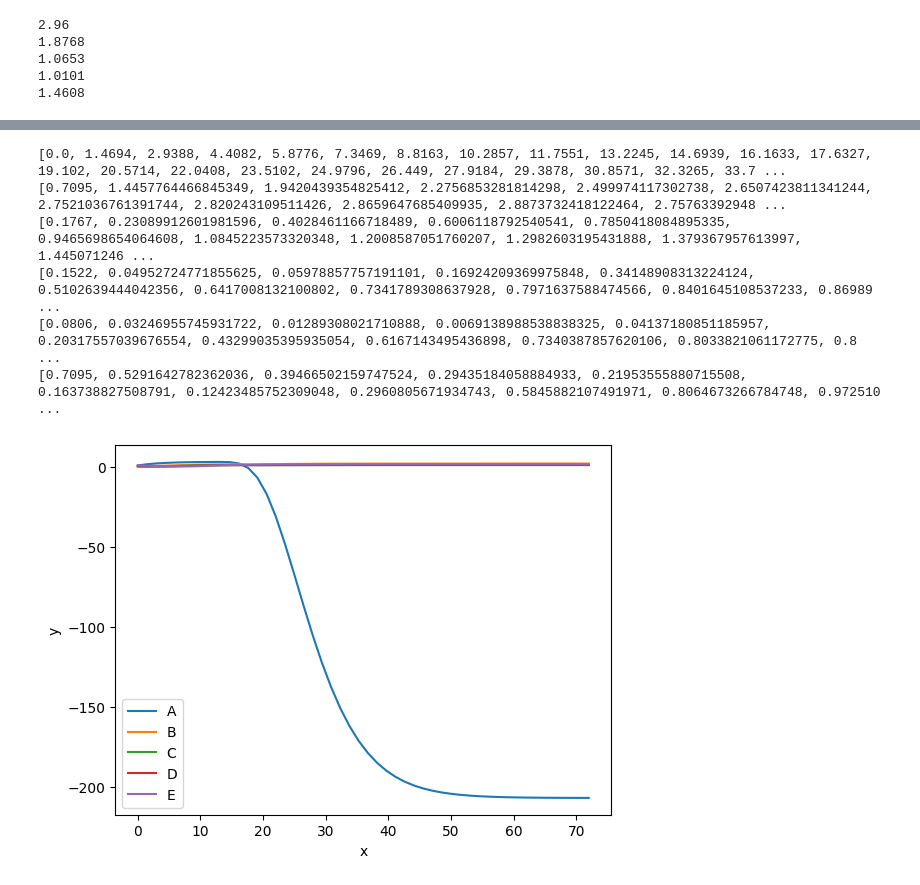
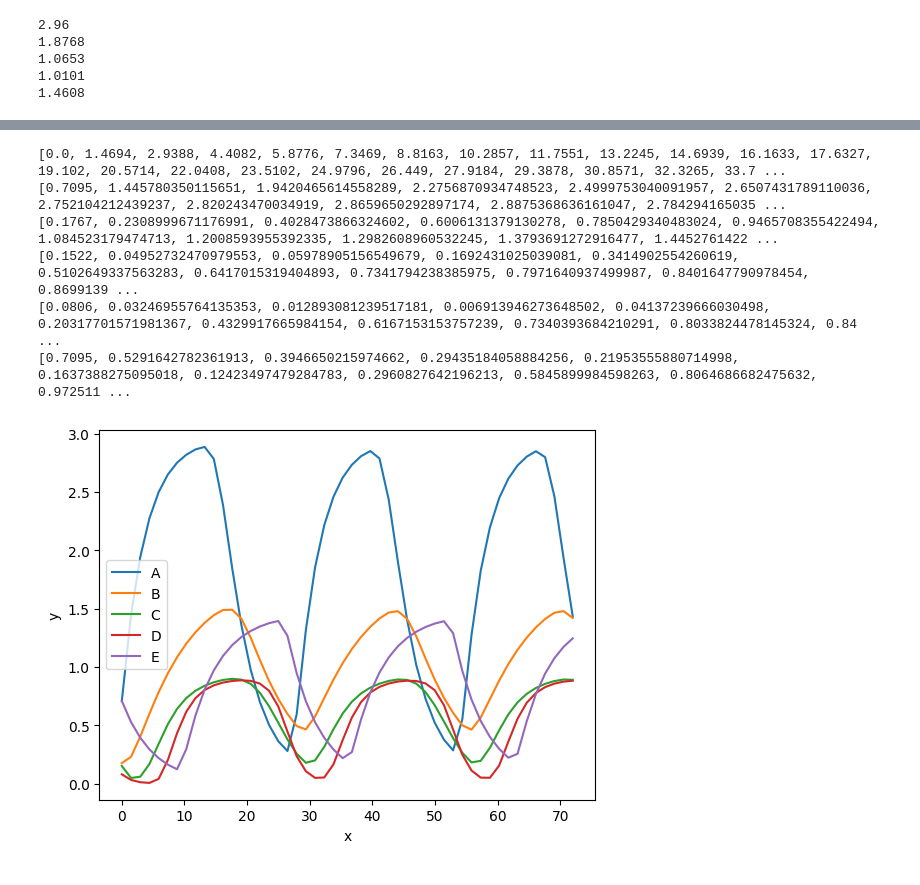
Before and after one commit to Patrick448/estudos-iniciacao-cientifica, a Jupyter notebook: grn_plot.ipynb, the cells around one changed output, grey strips where cells are left out. Drawn from its saved outputs; the diff is of its cells as text; code cells hidden in the pictures.

```diff
--- a/grn_plot.ipynb
+++ b/grn_plot.ipynb
@@ -65,7 +65,7 @@ B = []
 C = []
 D = []
 E = []
-with open(f'rk4_result2.txt', 'r', newline='') as csvfile:
+with open(f'rk4_result4.txt', 'r', newline='') as csvfile:
     reader = csv.reader(csvfile, delimiter=' ', quotechar='\'')
     for row in reader:
         x.append(float(row[0]))
@@ -103,34 +103,44 @@ plt.show()
 # %%
-A,B,C,D,E = get_result_static()
+ind = {'dim': [2.62, 3.65, 0.57, 4.00, 4.85, 1, 0.28, 0.34, 0.91, 0.50, 4.84, 23.26, 21.34, 14.02, 12.49], 'sigma': 0.0005448244797126596, 'eval': 101.08519788882836}
+
+ind2 =  {'dim': [0.50, 2.65, 2.41, 3.18, 3.6, 0.9, 0.64, 0.49, 0.54, 0.52, 3.8, 24.0, 20.75, 13.36, 12.53], 'sigma': 0.0003442283429532025, 'eval': 37.92145494105599}
+
+ind4 =  {'dim': [1.27, 0.56, 4.37, 0.30, 3.16, 0.87, 0.68, 0.41, 0.64, 0.38, 17.15, 6.18, 8.45, 1.02, 6.86], 'sigma': 0.0003442283429532025, 'eval': 37.92145494105599}
+
+ind3 =  {'dim': [1.25, 4, 1.02, 1.57, 3.43, 0.72, 0.5, 0.45, 0.51, 0.52, 13, 4, 3, 4, 16]}
+
+
+
+A,B,C,D,E = get_results(ind3['dim'])
 x = []
 
 with open(f'GRN5.txt', 'r', newline='') as csvfile:
     reader = csv.reader(csvfile, delimiter=' ', quotechar='\'')
     for row in reader:
         x.append(float(row[0]))
 
 print(x)
 print(A)
 print(B)
 print(C)
 print(D)
 print(E)
 
 fig, ax = plt.subplots(1, 1)
 ax.plot(x, A, label='A')
 ax.plot(x, B, label='B')
 ax.plot(x, C, label='C')
 ax.plot(x, D, label='D')
 ax.plot(x, E, label='E')
 ax.legend()
 ax.set_xlabel('x')
 ax.set_ylabel('y')
 plt.show()
 # %% [output]
 [0.0, 1.4694, 2.9388, 4.4082, 5.8776, 7.3469, 8.8163, 10.2857, 11.7551, 13.2245, 14.6939, 16.1633, 17.6327, 19.102, 20.5714, 22.0408, 23.5102, 24.9796, 26.449, 27.9184, 29.3878, 30.8571, 32.3265, 33.7 ...
-[0.7095, 1.4457764466845349, 1.9420439354825412, 2.2756853281814298, 2.499974117302738, 2.6507423811341244, 2.7521036761391744, 2.820243109511426, 2.8659647685409935, 2.8873732418122464, 2.75763392948 ...
-[0.1767, 0.23089912601981596, 0.4028461166718489, 0.6006118792540541, 0.7850418084895335, 0.9465698654064608, 1.0845223573320348, 1.2008587051760207, 1.2982603195431888, 1.379367957613997, 1.445071246 ...
-[0.1522, 0.04952724771855625, 0.05978857757191101, 0.16924209369975848, 0.34148908313224124, 0.5102639444042356, 0.6417008132100802, 0.7341789308637928, 0.7971637588474566, 0.8401645108537233, 0.86989 ...
-[0.0806, 0.03246955745931722, 0.01289308021710888, 0.0069138988538838325, 0.04137180851185957, 0.20317557039676554, 0.43299035395935054, 0.6167143495436898, 0.7340387857620106, 0.8033821061172775, 0.8 ...
-[0.7095, 0.5291642782362036, 0.39466502159747524, 0.29435184058884933, 0.21953555880715508, 0.163738827508791, 0.12423485752309048, 0.2960805671934743, 0.5845882107491971, 0.8064673266784748, 0.972510 ...
+[0.7095, 1.445780350115651, 1.9420465614558289, 2.2756870934748523, 2.4999753040091957, 2.6507431789110036, 2.752104212439237, 2.820243470034919, 2.8659650292897174, 2.8875368636161047, 2.784294165035 ...
+[0.1767, 0.2308999671176991, 0.4028473866324602, 0.6006131379130278, 0.7850429340483024, 0.9465708355422494, 1.084523179474713, 1.2008593955392335, 1.2982608960532245, 1.3793691272916477, 1.4452761422 ...
+[0.1522, 0.04952732470979553, 0.05978905156549679, 0.1692431025039081, 0.3414902554260619, 0.5102649337563283, 0.6417015319404893, 0.7341794238385975, 0.7971640937499987, 0.8401647790978454, 0.8699139 ...
+[0.0806, 0.03246955764135353, 0.012893081239517181, 0.006913946273648502, 0.04137239666030498, 0.20317701571981367, 0.4329917665984154, 0.6167153153757239, 0.7340393684210291, 0.8033824478145324, 0.84 ...
+[0.7095, 0.5291642782361913, 0.3946650215974662, 0.29435184058884256, 0.21953555880714998, 0.1637388275095018, 0.12423497479284783, 0.2960827642196213, 0.5845899984598263, 0.8064686682475632, 0.972511 ...
-[figure, old version]
+[figure, new version]
```
Also changed, not shown: parts of 2 cells of this notebook, 8 other files.
